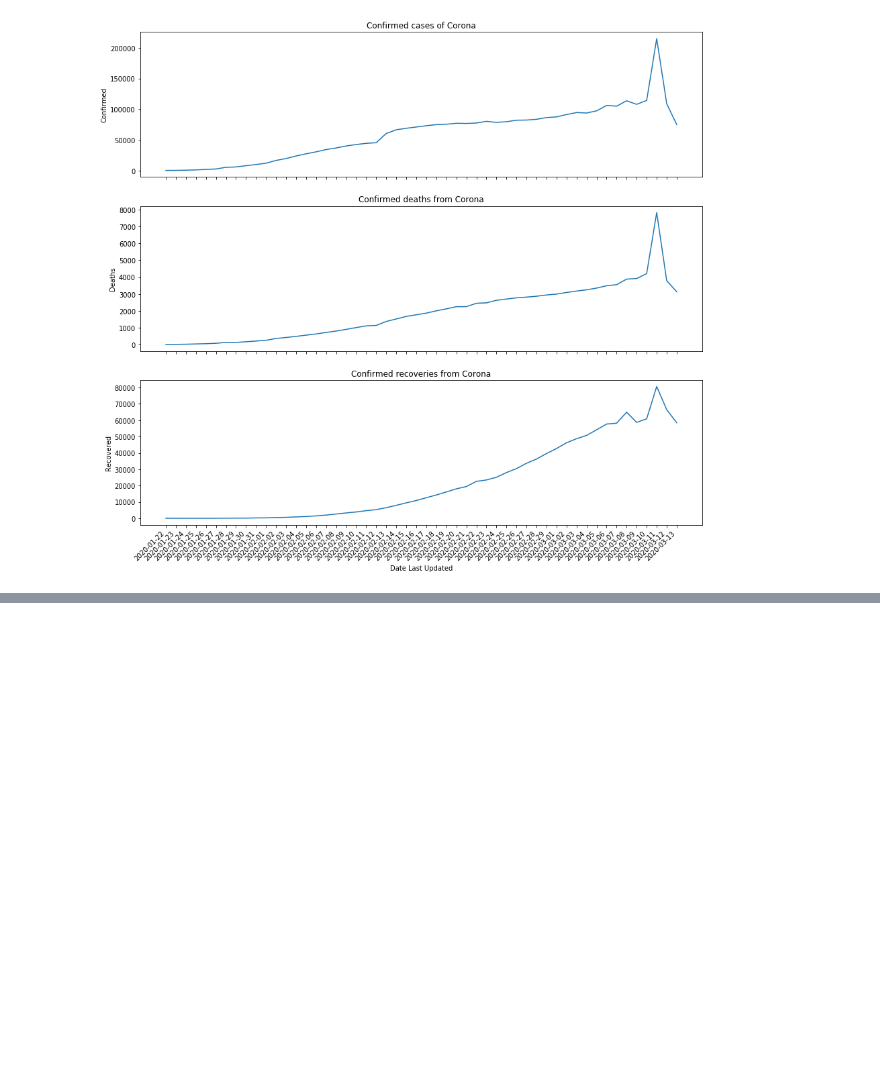
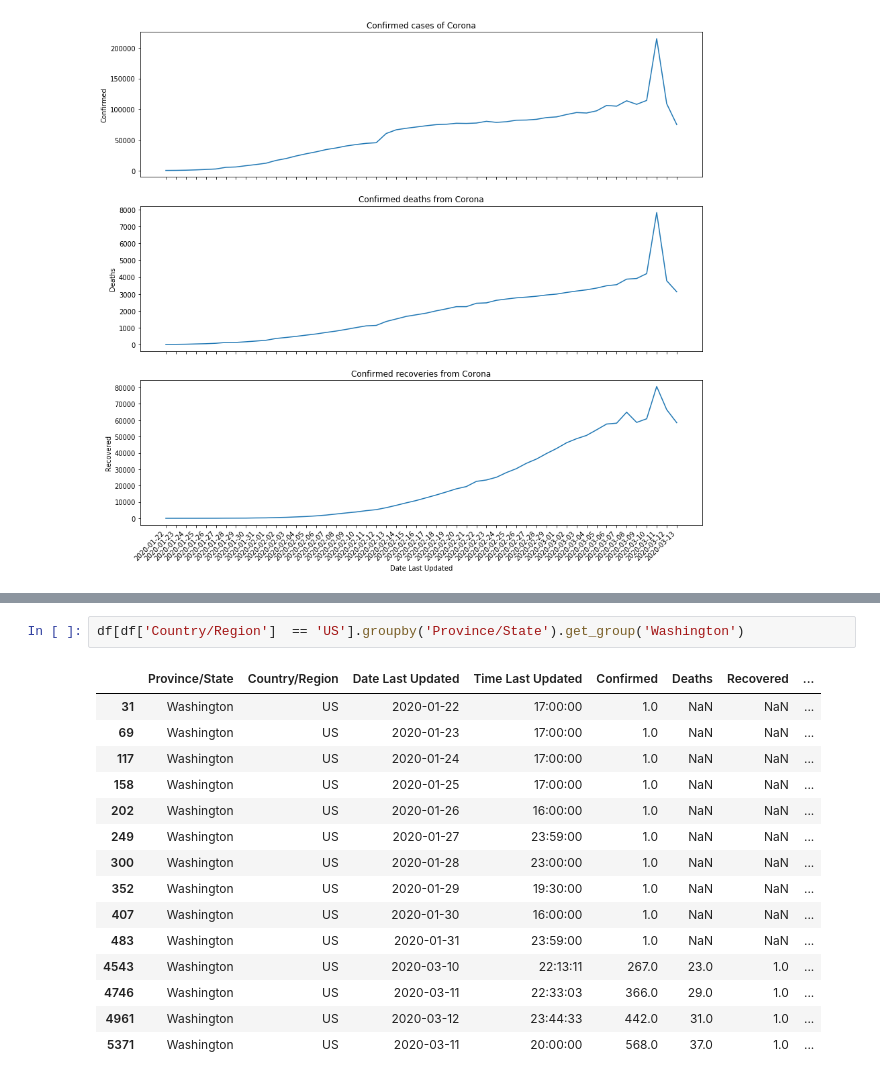
Before and after one commit to eytanohana/COVID-19, a Jupyter notebook: Data Exploration.ipynb, the cells around one changed output, grey strips where cells are left out. Cells and saved outputs as stored; diff of their text form; blank space fills up the shorter version.

Commit message:
group by  country

```diff
--- a/Data Exploration.ipynb
+++ b/Data Exploration.ipynb
@@ -141,0 +149,18 @@ axes.xaxis.set_ticks(world_wide.index);
+# %%
+df[df['Country/Region']  == 'US'].groupby('Province/State').get_group('Washington')
+# %% [output]
+|  | Province/State | Country/Region | Date Last Updated | Time Last Updated | Confirmed | Deaths | Recovered | ... |
+| 31 | Washington | US | 2020-01-22 | 17:00:00 | 1.0 | NaN | NaN | ... |
+| 69 | Washington | US | 2020-01-23 | 17:00:00 | 1.0 | NaN | NaN | ... |
+| 117 | Washington | US | 2020-01-24 | 17:00:00 | 1.0 | NaN | NaN | ... |
+| 158 | Washington | US | 2020-01-25 | 17:00:00 | 1.0 | NaN | NaN | ... |
+| 202 | Washington | US | 2020-01-26 | 16:00:00 | 1.0 | NaN | NaN | ... |
+| 249 | Washington | US | 2020-01-27 | 23:59:00 | 1.0 | NaN | NaN | ... |
+| 300 | Washington | US | 2020-01-28 | 23:00:00 | 1.0 | NaN | NaN | ... |
+| 352 | Washington | US | 2020-01-29 | 19:30:00 | 1.0 | NaN | NaN | ... |
+| 407 | Washington | US | 2020-01-30 | 16:00:00 | 1.0 | NaN | NaN | ... |
+| 483 | Washington | US | 2020-01-31 | 23:59:00 | 1.0 | NaN | NaN | ... |
+| 4543 | Washington | US | 2020-03-10 | 22:13:11 | 267.0 | 23.0 | 1.0 | ... |
+| 4746 | Washington | US | 2020-03-11 | 22:33:03 | 366.0 | 29.0 | 1.0 | ... |
+| 4961 | Washington | US | 2020-03-12 | 23:44:33 | 442.0 | 31.0 | 1.0 | ... |
+| 5371 | Washington | US | 2020-03-11 | 20:00:00 | 568.0 | 37.0 | 1.0 | ... |
```
Also changed, not shown: parts of 4 cells of this notebook.
